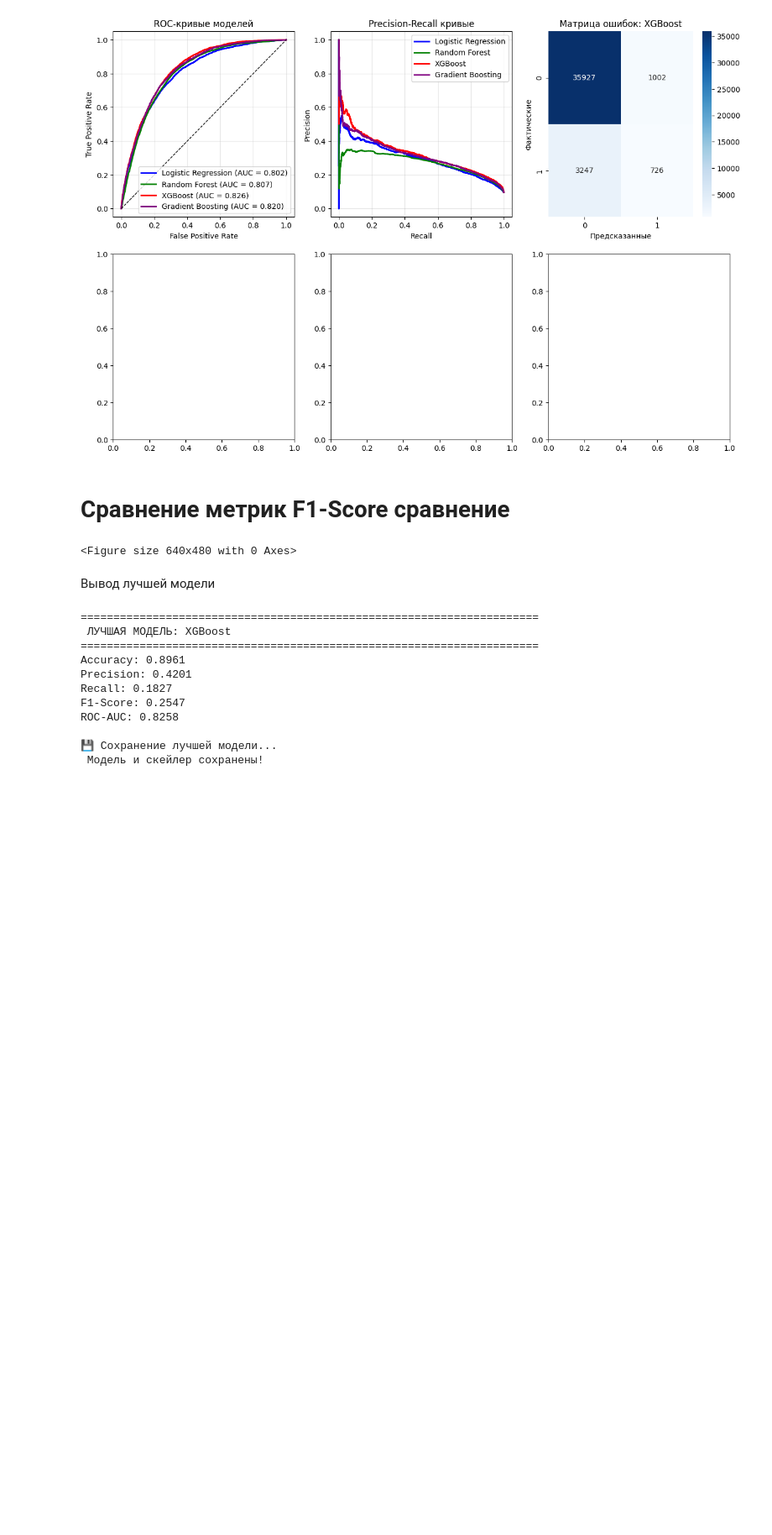
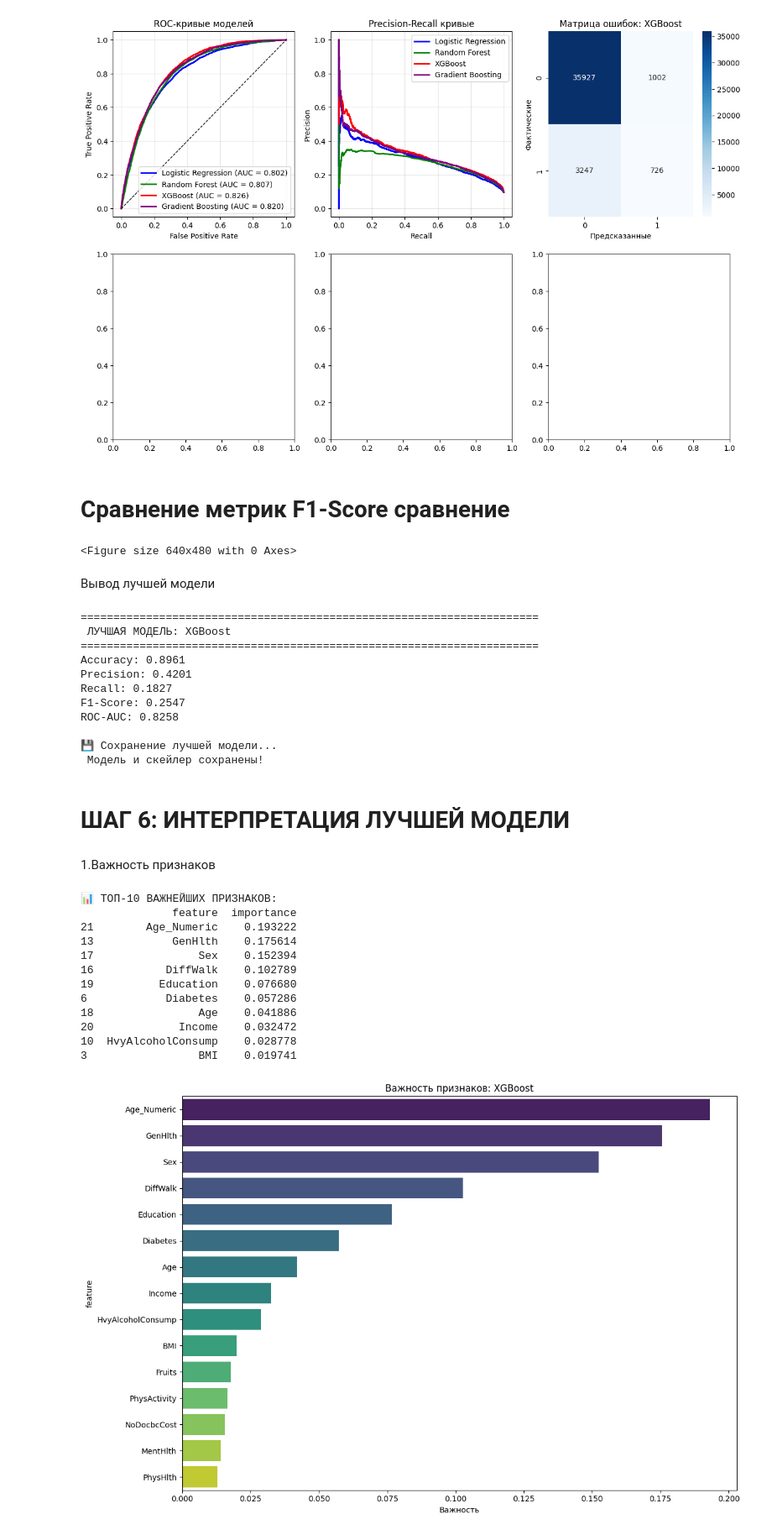
Before and after one commit to NurzatGitHub/DM-Final, a Jupyter notebook: DM-final.ipynb, the cells around one changed output. Shown at 84% size. Cells and saved outputs as stored; diff of their text form; code cells hidden in the pictures; blank space fills up the shorter version.

```diff
--- a/DM-final.ipynb
+++ b/DM-final.ipynb
@@ -613,3 +612,63 @@ ROC-AUC: 0.8258
 
 💾 Сохранение лучшей модели...
  Модель и скейлер сохранены!
+# %% [markdown]
+# ШАГ 6: ИНТЕРПРЕТАЦИЯ ЛУЧШЕЙ МОДЕЛИ
+# %% [markdown]
+1.Важность признаков
+# %%
+best_model = results[best_model_name]['model']
+
+if hasattr(best_model, 'feature_importances_'):
+    feature_importance = pd.DataFrame({
+        'feature': X.columns,
+        'importance': best_model.feature_importances_
+    }).sort_values('importance', ascending=False)
+
+    print("\n📊 ТОП-10 ВАЖНЕЙШИХ ПРИЗНАКОВ:")
+    print(feature_importance.head(10))
+
+    # Визуализация важности признаков
+    plt.figure(figsize=(12, 8))
+    top_features = feature_importance.head(15)
+    sns.barplot(data=top_features, x='importance', y='feature', palette='viridis')
+    plt.title(f'Важность признаков: {best_model_name}')
+    plt.xlabel('Важность')
+    plt.tight_layout()
+    plt.savefig('feature_importance.png', dpi=300)
+    plt.show()
+
+elif hasattr(best_model, 'coef_'):
+    # Для логистической регрессии
+    coef_df = pd.DataFrame({
+        'feature': X.columns,
+        'coefficient': best_model.coef_[0],
+        'abs_coef': np.abs(best_model.coef_[0])
+    }).sort_values('abs_coef', ascending=False)
+
+    print("\n📊 ТОП-10 НАИБОЛЕЕ ВЛИЯТЕЛЬНЫХ ПРИЗНАКОВ:")
+    print(coef_df.head(10))
+
+    # Визуализация коэффициентов
+    plt.figure(figsize=(12, 8))
+    top_coef = coef_df.head(15)
+    colors = ['red' if c < 0 else 'green' for c in top_coef['coefficient']]
+    sns.barplot(data=top_coef, x='coefficient', y='feature', palette=colors)
+    plt.title(f'Коэффициенты признаков: {best_model_name}')
+    plt.xlabel('Коэффициент (положительный = риск, отрицательный = защита)')
+    plt.tight_layout()
+    plt.show()
+# %% [output]
+📊 ТОП-10 ВАЖНЕЙШИХ ПРИЗНАКОВ:
+              feature  importance
+21        Age_Numeric    0.193222
+13            GenHlth    0.175614
+17                Sex    0.152394
+16           DiffWalk    0.102789
+19          Education    0.076680
+6            Diabetes    0.057286
+18                Age    0.041886
+20             Income    0.032472
+10  HvyAlcoholConsump    0.028778
+3                 BMI    0.019741
+[figure, added]
```
Also changed, not shown: parts of 15 cells of this notebook, 2 other files.
